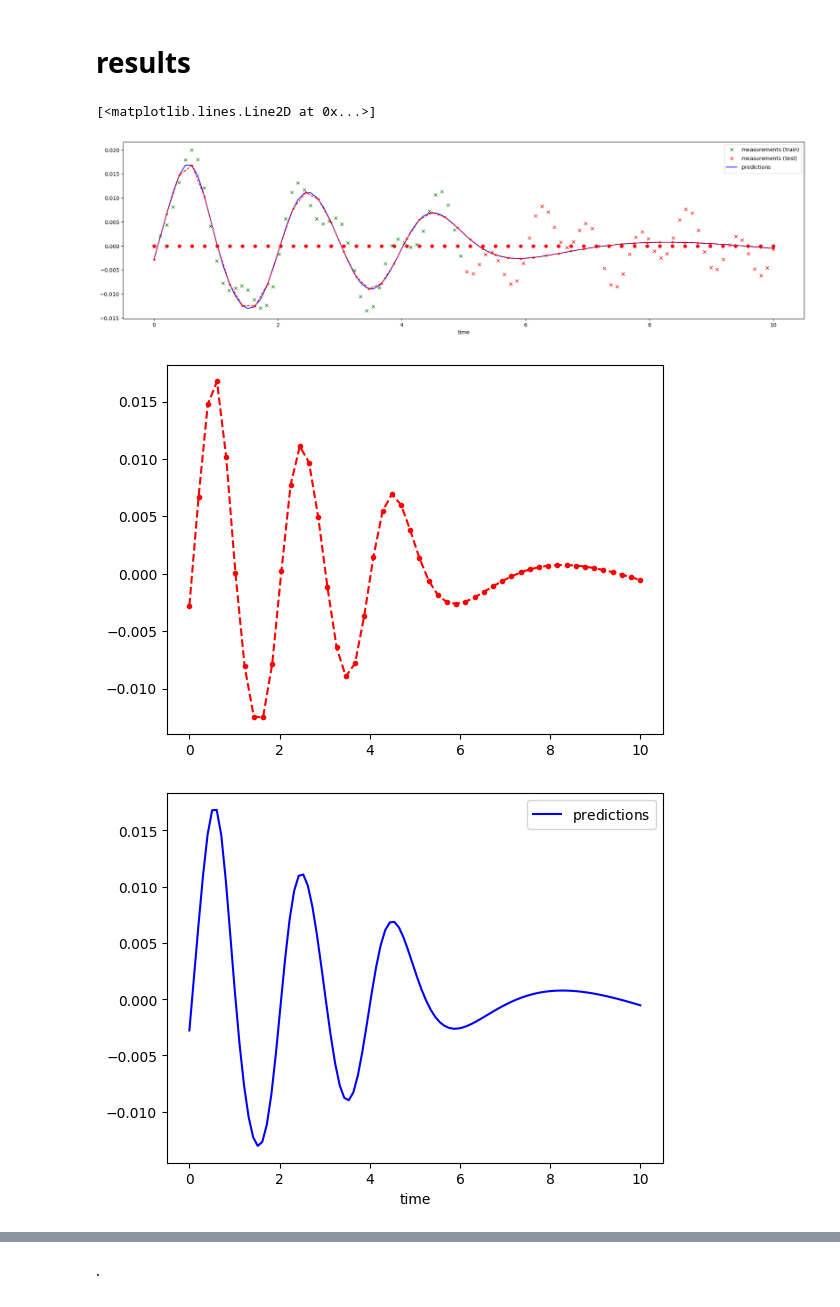
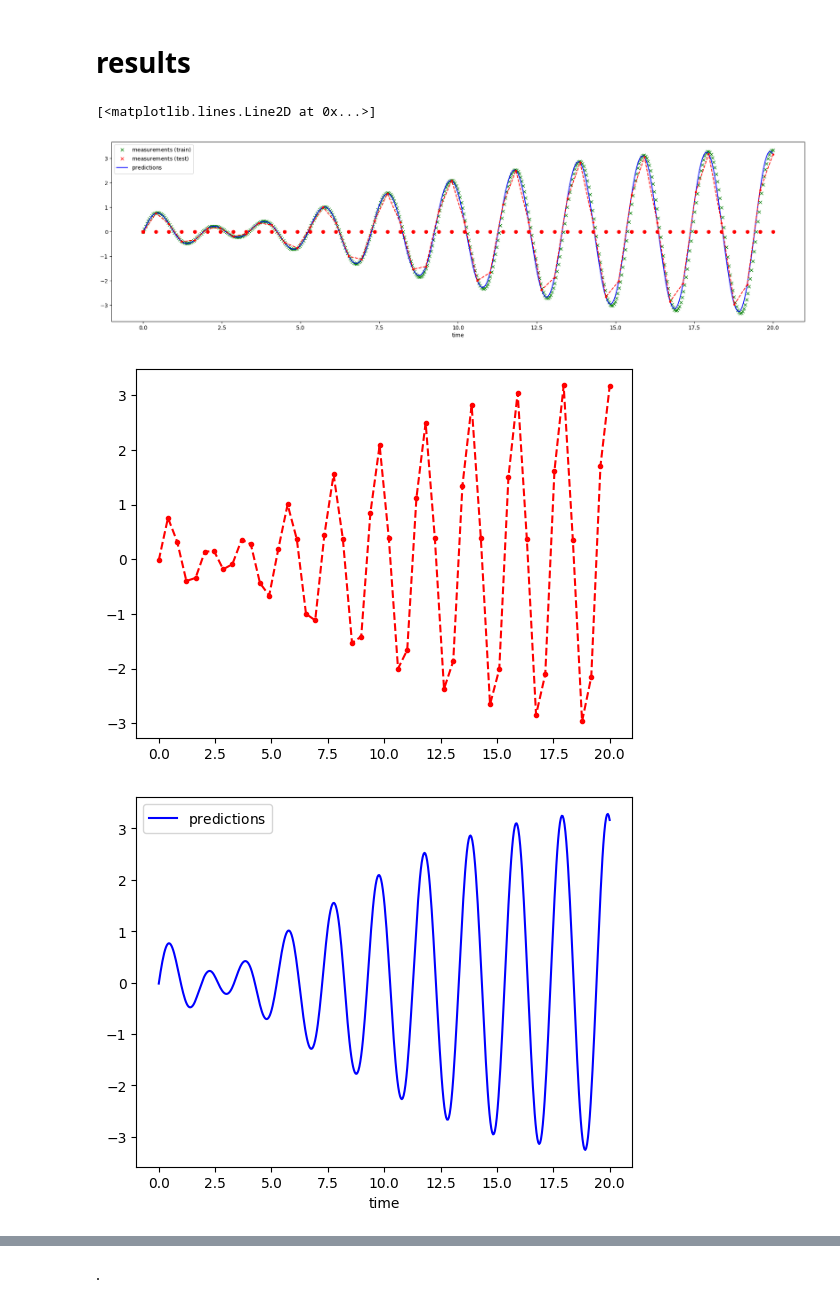
Before and after one commit to thiagodsd/ppgcc-deep-learning-pinn, a Jupyter notebook: notebooks/dho_with_param_learning_debug_0.ipynb, the cells around one changed output, grey strips where cells are left out. Drawn from its saved outputs; the diff is of its cells as text; code cells hidden in the pictures.

```diff
--- a/notebooks/dho_with_param_learning_debug_0.ipynb
+++ b/notebooks/dho_with_param_learning_debug_0.ipynb
@@ -82,16 +83,16 @@ def driven_oscillator(t, m, k, c, w0, w, F0, x0, v0, phid):
     return x
 
 d, w0 = 2, 20
-m = 5
-k = 50
-c = 2
-w = 7.89
-F0 = 1.2345
+m = 1
+k = 1e1
+c = 0.05
+w = 3
+F0 = 2
 x0 = 0
-v0 = 0.025
-phid = 1
+v0 = 3
+phid = np.pi
 
-x = torch.linspace(0,10,100).view(-1,1)
+x = torch.linspace(0,20,250).view(-1,1)
 y = driven_oscillator(x, m, k, c, w0, w, F0, x0, v0, phid)
 
 X = pd.DataFrame({"time": x.squeeze(), "displacement": y.squeeze()})
@@ -115,11 +118,11 @@ wprime = 3.1559467676119004
 torch.manual_seed(123)
 device = torch.device("cuda:0" if torch.cuda.is_available() else "cpu")
 
-x_train = torch.tensor(X.query("time <= 5")["time"].values).float().unsqueeze(1).to(device)
-y_train = torch.tensor(X.query("time <= 5")["displacement"].values).float().unsqueeze(1).to(device)
+x_train = torch.tensor(X.query(f"time <= {time_threshold}")["time"].values).float().unsqueeze(1).to(device)
+y_train = torch.tensor(X.query(f"time <= {time_threshold}")["displacement"].values).float().unsqueeze(1).to(device)
 
-x_test = torch.tensor(X.query("time > 5")["time"].values).float().unsqueeze(1).to(device)
-y_test = torch.tensor(X.query("time > 5")["displacement"].values).float().unsqueeze(1).to(device)
+x_test = torch.tensor(X.query(f"time > {time_threshold}")["time"].values).float().unsqueeze(1).to(device)
+y_test = torch.tensor(X.query(f"time > {time_threshold}")["displacement"].values).float().unsqueeze(1).to(device)
 
 hparam_dict = {
     'learning_rate': 1e-3,
@@ -134,7 +137,7 @@ architecture = [1] + [hparam_dict["n_neurons"] for _ in range(hparam_dict["n_lay
 
 plot_loss_train = dict(epoch=[], dataloss=[], physicsloss=[])
 
-_locations = torch.linspace(0, 10, 50).view(-1,1).requires_grad_(True).to(device)
+_locations = torch.linspace(0, 20, 50).view(-1,1).requires_grad_(True).to(device)
 _m = torch.tensor(m, dtype=torch.float, requires_grad=False).to(device)
 _c = torch.tensor(c, dtype=torch.float, requires_grad=False).to(device)
 _k = torch.tensor(k, dtype=torch.float, requires_grad=False).to(device)
@@ -142,7 +145,7 @@ _w = torch.tensor(w, dtype=torch.float, requires_grad=False).to(device)
 _x0 = torch.tensor(x0, dtype=torch.float, requires_grad=False).to(device)
 _v0 = torch.tensor(v0, dtype=torch.float, requires_grad=False).to(device)
 _phid = torch.tensor(phid, dtype=torch.float, requires_grad=False).to(device)
-_F0 = torch.tensor(2, dtype=torch.float, requires_grad=True, device=device)
+_F0 = torch.tensor(5, dtype=torch.float, requires_grad=True, device=device)
 
 model = MultiLayerPerceptronRegressor(architecture, nn.Tanh)
 model.to(device)
@@ -168,7 +171,7 @@ for epoch in tqdm.tqdm(range(hparam_dict["num_epochs"])):
     _x0_loss = criterion(y_location_hat[0], _x0)
     _v0_loss = criterion(dydt[0], _v0)
 
-    loss = data_loss + (1e-4)*(physics_loss)# + (1e-3)*(_x0_loss) + (1e-3)*(_v0_loss)
+    loss = data_loss + (1e-3)*(physics_loss + _x0_loss + _v0_loss)
 
     # backward
     loss.backward()
@@ -196,6 +199,8 @@ ax1.set_xlabel(r"$\mathrm{Epoch}$")
 ax1.set_ylabel(r"$\mathrm{Loss}$")
 ax1.set_title(r"$\mathrm{Training}$ $\mathrm{Loss}$")
 
+ax1.set_yscale('log')
+
 plt.savefig("../data/08_reporting/figures/oscilador_harmonico_loss_pinn.png", dpi=300, bbox_inches="tight") ;
 # %% [output]
 MultiLayerPerceptronRegressor(
@@ -242,7 +247,7 @@ with torch.no_grad():
 
 fig, (ax1) = plt.subplots(ncols=1, nrows=1, figsize=(23, 6))
 
-X.query("time <= 5").plot(
+X.query(f"time <= {time_threshold}").plot(
     x="time",
     y="displacement",
     ax=ax1,
@@ -250,7 +255,7 @@ X.query("time <= 5").plot(
     label=r"$\text{measurements (train)}$"
 )
 
-X.query("time > 5").plot(
+X.query(f"time > {time_threshold}").plot(
     x="time",
     y="displacement",
     ax=ax1,
@@ -283,34 +288,34 @@ ax1.plot(
 # # plot theoretical curve
 # m = 1
 # k = 1
 # mu = 0.1
 # x_0 = 1
 # v_0 = 0
 
 # omega_0 = np.sqrt(k/m)
 # delta = mu/(2*m)
 # omega = np.sqrt(omega_0**2 - delta**2)
 
 # t = np.linspace(0, 50, 1000)
 # x = np.exp(-delta*t)*(x_0*np.cos(omega*t) + (v_0 + delta*x_0)/omega*np.sin(omega*t))
 # ax1.plot(
 #     t.reshape(-1, 1),
 #     x,
 #     c="k", linestyle="--",
 #     label=r"$\text{exact solution}$"
 # )
 
 # ax1.set_xlabel(r"$\mathrm{time}$ $\mathrm{(s)}$")
 # ax1.set_ylabel(r"$\mathrm{displacement}$ $\mathrm{(m)}$")
 # ax1.set_title(r"$\mathrm{Damped}$ $\mathrm{Harmonic}$ $\mathrm{Oscillator}$")
 
 # plt.suptitle(f"MSE = {round(mean_squared_error(X['displacement'], X['y_hat']), 4)}")
 # ax1.legend()
 
 # plt.savefig("../data/08_reporting/figures/oscilador_harmonico_predictions_pinn.png", dpi=300, bbox_inches="tight") ;
 # %% [output]
 [<matplotlib.lines.Line2D at 0x...>]
-[figure, old version]
+[figure, new version]
 # %%
 model.eval()
 with torch.no_grad():
@@ -321,7 +326,7 @@ with torch.no_grad():
         label=r"$\text{locations prediction}$"
     )
 # %% [output]
-[figure, old version]
+[figure, new version]
 # %%
 X.plot(
     x="time",
@@ -330,4 +335,4 @@ X.plot(
     label=r"$\text{predictions}$"
 ) ;
 # %% [output]
-[figure, old version]
+[figure, new version]
```
Also changed, not shown: parts of 5 cells of this notebook, 21 other files.
